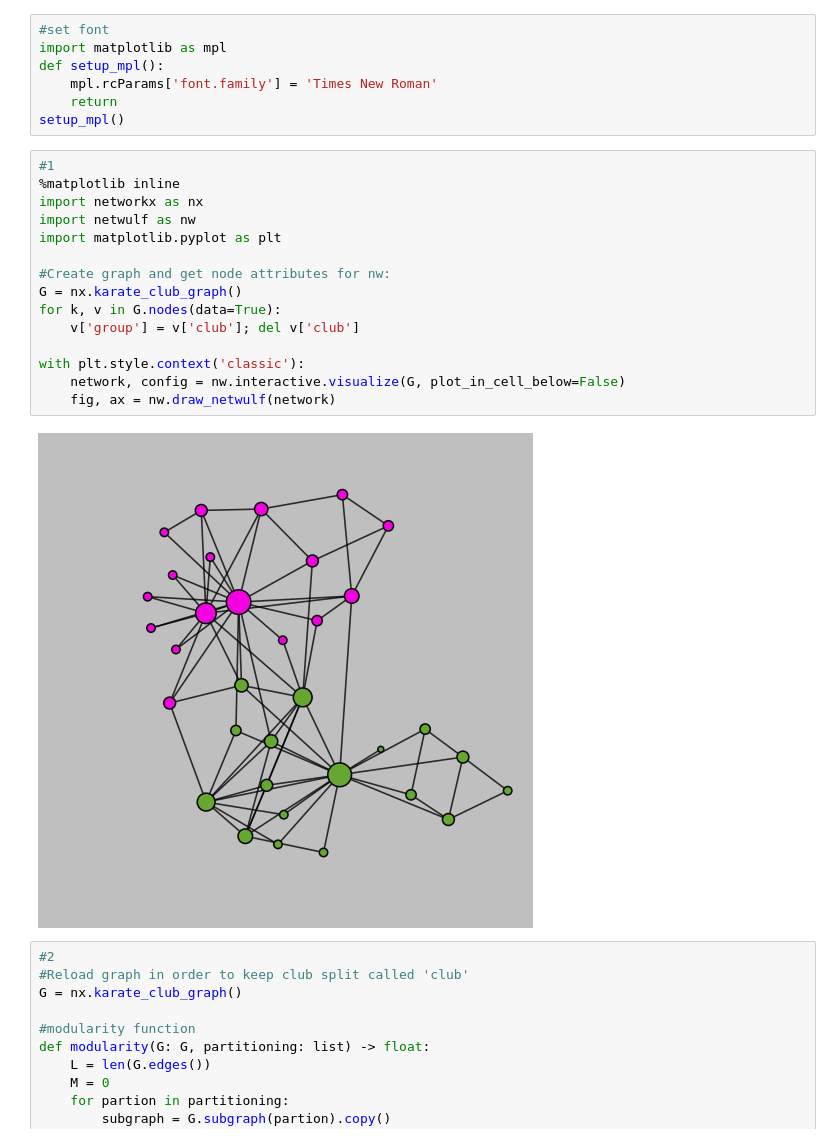
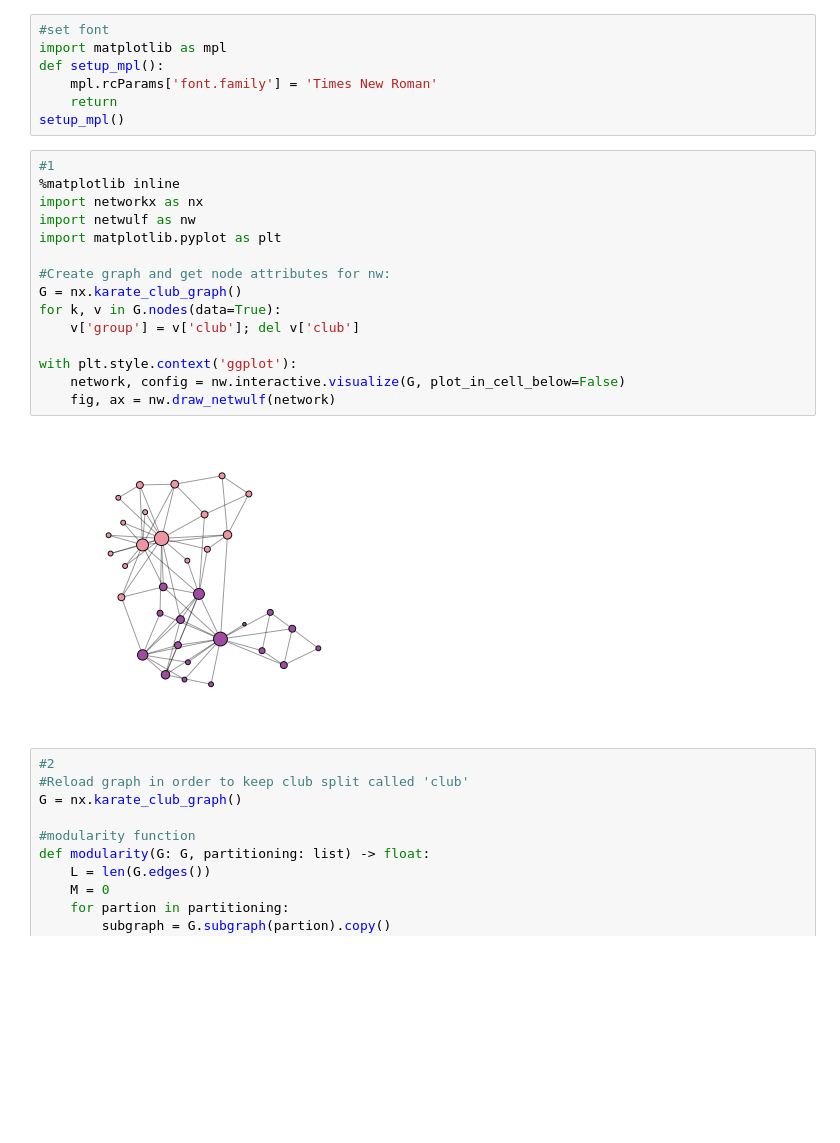
Before and after one commit to DanielHolmelund/Computational-Social-Science-02467, a Jupyter notebook: Assignment 2.ipynb, the cells around one changed output. Saved outputs shown, nothing was run; the diff lists cells and outputs as text; blank space fills up the shorter version.

```diff
--- a/Assignment 2.ipynb
+++ b/Assignment 2.ipynb
@@ -348,20 +326,20 @@ setup_mpl()
 # %%
 #1
 %matplotlib inline
 import networkx as nx
 import netwulf as nw
 import matplotlib.pyplot as plt
 
 #Create graph and get node attributes for nw:
 G = nx.karate_club_graph()
 for k, v in G.nodes(data=True):
     v['group'] = v['club']; del v['club']
 
-with plt.style.context('classic'):
+with plt.style.context('ggplot'):
     network, config = nw.interactive.visualize(G, plot_in_cell_below=False)
     fig, ax = nw.draw_netwulf(network)
 # %% [output]
-[figure, old version]
+[figure, new version]
 # %%
 #2
 #Reload graph in order to keep club split called 'club'
```
Also changed, not shown: parts of 5 cells of this notebook.
